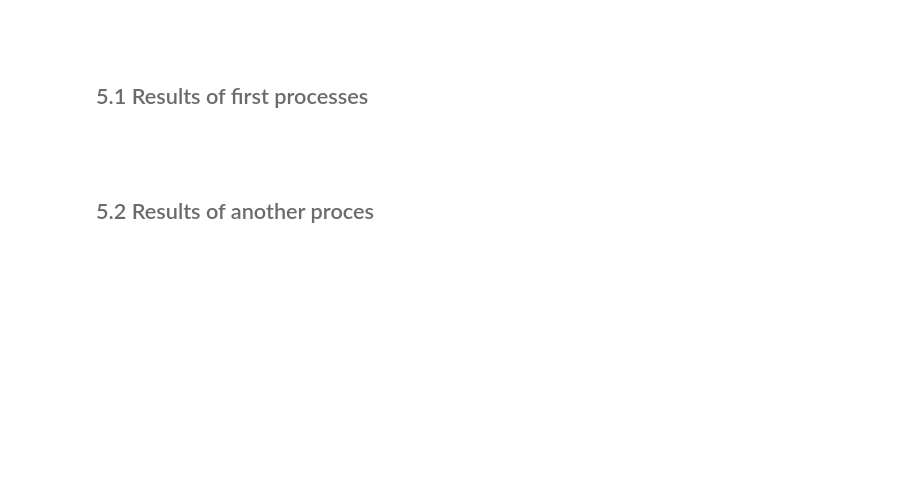
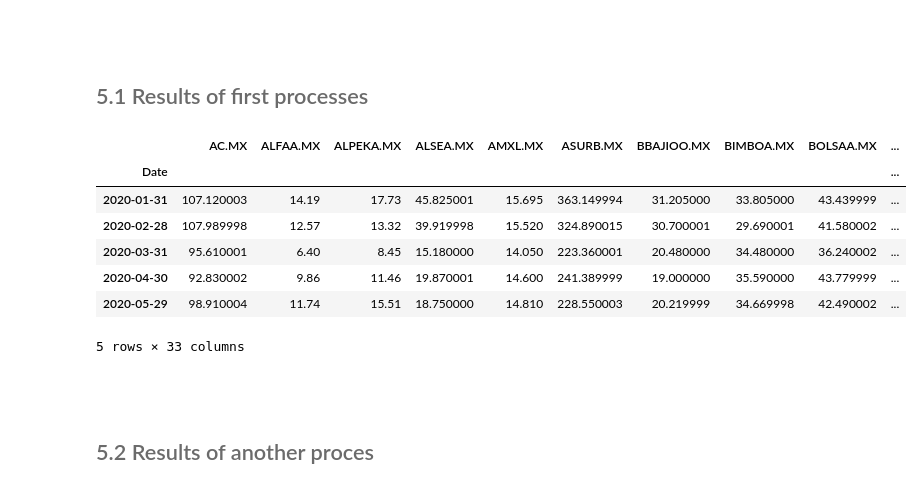
Before and after one commit to Marcoif/Laboratorio-1-Inversion-del-capital, a Jupyter notebook: notebook.ipynb, the cells around one changed output. Saved outputs shown, nothing was run; the diff lists cells and outputs as text; code cells hidden in the pictures; blank space fills up the shorter version.

```diff
--- a/notebook.ipynb
+++ b/notebook.ipynb
@@ -141,3 +198,15 @@ NameError: name 'data_close' is not defined
+# %%
+clean_prices, data_close = fn.clean_price(data_archivos=dt.data_archivos, dates_list=dates_list, data=prices, t_fechas=fechas['t_fechas'])
+clean_prices.head()
+# %% [output]
+|  | AC.MX | ALFAA.MX | ALPEKA.MX | ALSEA.MX | AMXL.MX | ASURB.MX | BBAJIOO.MX | BIMBOA.MX | BOLSAA.MX | ... |
+| Date |  |  |  |  |  |  |  |  |  | ... |
+| 2020-01-31 | 107.120003 | 14.19 | 17.73 | 45.825001 | 15.695 | 363.149994 | 31.205000 | 33.805000 | 43.439999 | ... |
+| 2020-02-28 | 107.989998 | 12.57 | 13.32 | 39.919998 | 15.520 | 324.890015 | 30.700001 | 29.690001 | 41.580002 | ... |
+| 2020-03-31 | 95.610001 | 6.40 | 8.45 | 15.180000 | 14.050 | 223.360001 | 20.480000 | 34.480000 | 36.240002 | ... |
+| 2020-04-30 | 92.830002 | 9.86 | 11.46 | 19.870001 | 14.600 | 241.389999 | 19.000000 | 35.590000 | 43.779999 | ... |
+| 2020-05-29 | 98.910004 | 11.74 | 15.51 | 18.750000 | 14.810 | 228.550003 | 20.219999 | 34.669998 | 42.490002 | ... |
+5 rows × 33 columns
 # %% [markdown]
 <br>
 # %% [markdown]
```
Also changed, not shown: parts of 31 cells of this notebook, 2 other files.
